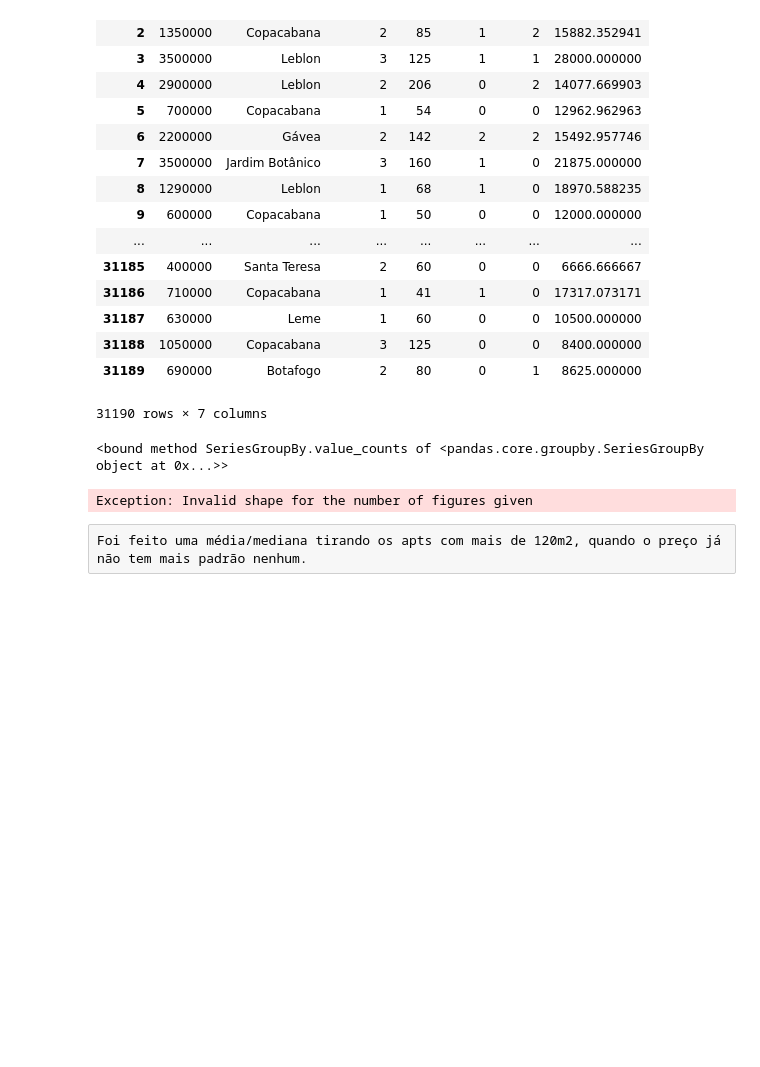
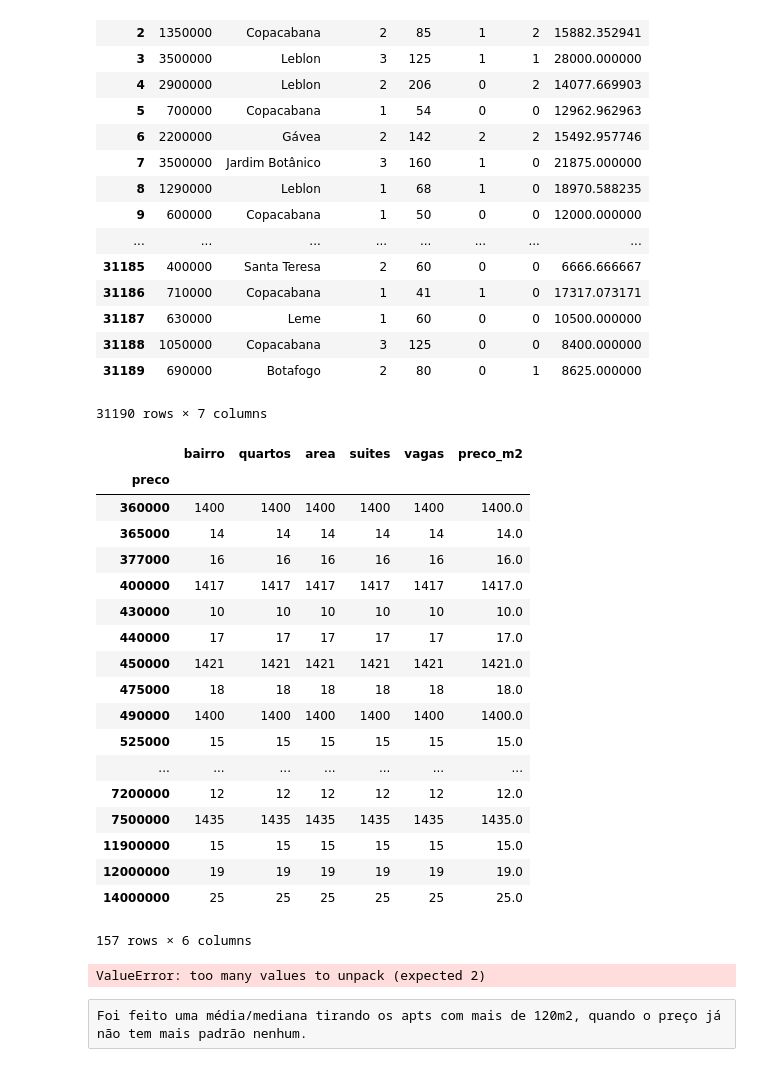
Before and after one commit to alsombra/ZapImoveis_Analise, a Jupyter notebook: Zapimoveis-Copy1.ipynb, the cells around one changed output. Drawn from its saved outputs; the diff is of its cells as text; code cells hidden in the pictures; blank space fills up the shorter version.

```diff
--- a/Zapimoveis-Copy1.ipynb
+++ b/Zapimoveis-Copy1.ipynb
@@ -330,28 +330,39 @@ subdata
 | 31188 | 1050000 | Copacabana | 3 | 125 | 0 | 0 | 8400.000000 |
 | 31189 | 690000 | Botafogo | 2 | 80 | 0 | 1 | 8625.000000 |
 31190 rows × 7 columns
-# %%
-df = subdata
-df.iplot(kind='histogram')
-
-py.iplot([{
-    'x': df.preco,
-    'y': df.quart,
-    'name': col
-}  for col in df.columns])
-# %% [output]
-<bound method SeriesGroupBy.value_counts of <pandas.core.groupby.SeriesGroupBy object at 0x...>>
 # %%
 df = subdata
-counts = df.groupby(['', 'preco']).agg(len)
-
-df.groupby([df.index, 'preco']).count().plt.plot(kind='bar')
+counts = df.groupby(['preco']).agg(len)
+counts
+#df.groupby([df.index, 'preco']).count().plt.plot(kind='bar')
+# %% [output]
+|  | bairro | quartos | area | suites | vagas | preco_m2 |
+| preco |  |  |  |  |  |  |
+| 360000 | 1400 | 1400 | 1400 | 1400 | 1400 | 1400.0 |
+| 365000 | 14 | 14 | 14 | 14 | 14 | 14.0 |
+| 377000 | 16 | 16 | 16 | 16 | 16 | 16.0 |
+| 400000 | 1417 | 1417 | 1417 | 1417 | 1417 | 1417.0 |
+| 430000 | 10 | 10 | 10 | 10 | 10 | 10.0 |
+| 440000 | 17 | 17 | 17 | 17 | 17 | 17.0 |
+| 450000 | 1421 | 1421 | 1421 | 1421 | 1421 | 1421.0 |
+| 475000 | 18 | 18 | 18 | 18 | 18 | 18.0 |
+| 490000 | 1400 | 1400 | 1400 | 1400 | 1400 | 1400.0 |
+| 525000 | 15 | 15 | 15 | 15 | 15 | 15.0 |
+| ... | ... | ... | ... | ... | ... | ... |
+| 7200000 | 12 | 12 | 12 | 12 | 12 | 12.0 |
+| 7500000 | 1435 | 1435 | 1435 | 1435 | 1435 | 1435.0 |
+| 11900000 | 15 | 15 | 15 | 15 | 15 | 15.0 |
+| 12000000 | 19 | 19 | 19 | 19 | 19 | 19.0 |
+| 14000000 | 25 | 25 | 25 | 25 | 25 | 25.0 |
+157 rows × 6 columns
-# %%
-
-
-subdata.iplot(kind='scatter')
-# %% [output]
-Exception: Invalid shape for the number of figures given
+# %%
+#df = subdata
+
+for i, group in subdata:
+    plt.figure()
+    group.plot(x='bairro', y='price', title=str(i))
+# %% [output]
+ValueError: too many values to unpack (expected 2)
 # %%
 
 bairros_stats = data.groupby(['bairro','quartos'])[['preco','area','suites','vagas', 'preco_m2']].describe()
```
Also changed, not shown: 2 other files.
